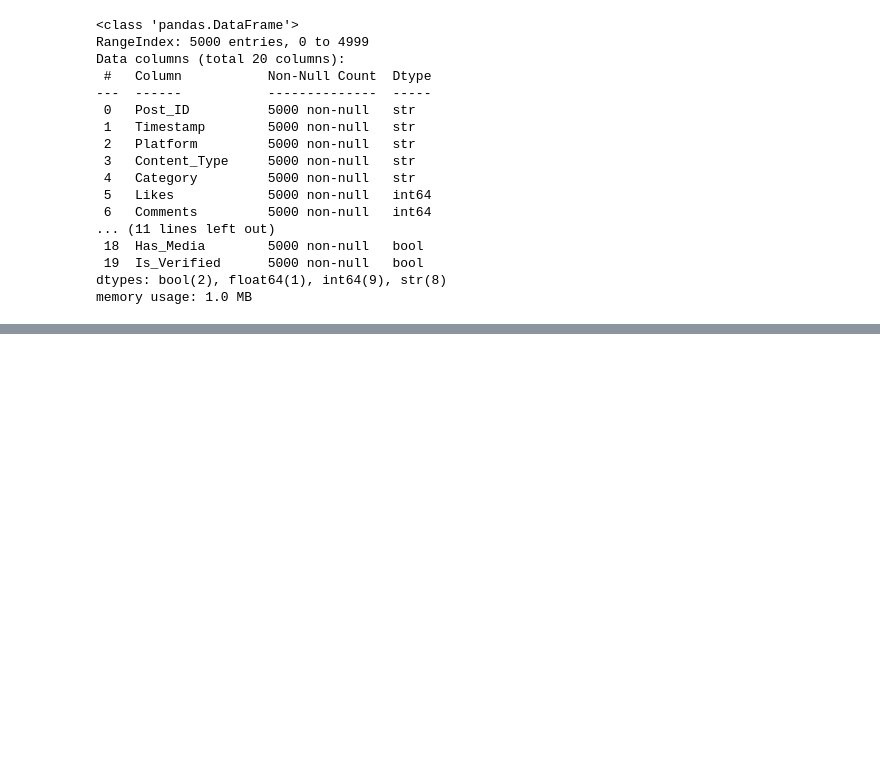
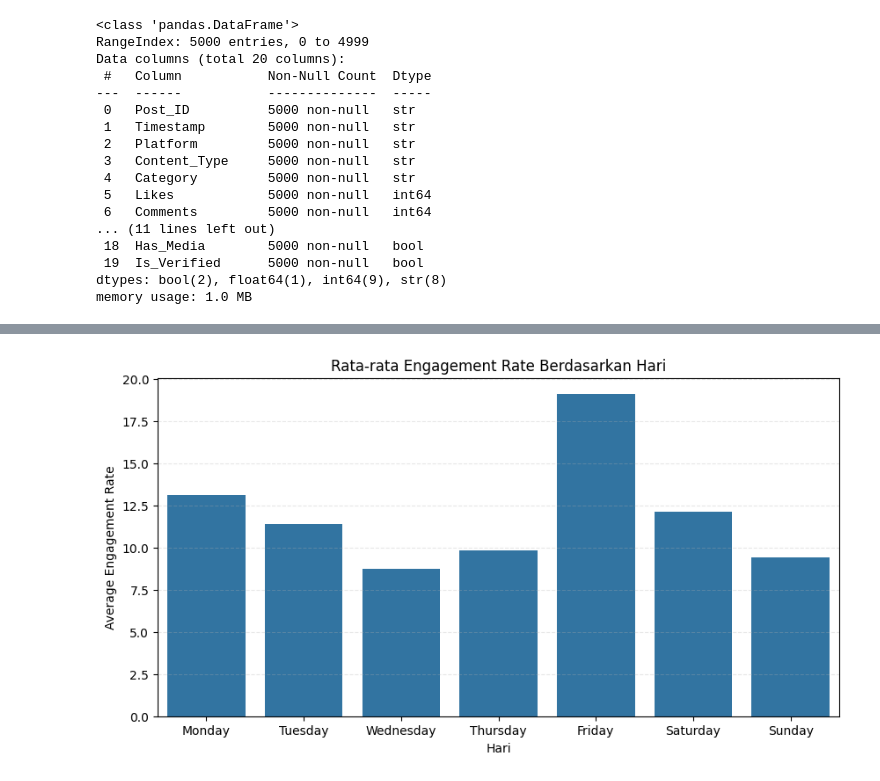
Before and after one commit to Aellz29/Kelompok2-Machine-Learning, a Jupyter notebook: notebooks/1_eda_exploration.ipynb, the cells around one changed output, grey strips where cells are left out. Saved outputs shown, nothing was run; the diff lists cells and outputs as text; code cells hidden in the pictures; blank space fills up the shorter version.

```diff
--- a/notebooks/1_eda_exploration.ipynb
+++ b/notebooks/1_eda_exploration.ipynb
@@ -111,0 +150,32 @@ memory usage: 1.0 MB
+# %%
+# ==========================================
+# Grafik 2: Engagement Rate Berdasarkan Hari
+# ==========================================
+day_order = [
+    'Monday', 'Tuesday', 'Wednesday',
+    'Thursday', 'Friday', 'Saturday', 'Sunday'
+]
+
+plt.figure(figsize=(10,5))
+
+day_engagement = (
+    df.groupby('Day_of_Week')['Engagement_Rate']
+    .mean()
+    .reindex(day_order)
+    .reset_index()
+)
+
+sns.barplot(
+    data=day_engagement,
+    x='Day_of_Week',
+    y='Engagement_Rate'
+)
+
+plt.title('Rata-rata Engagement Rate Berdasarkan Hari')
+plt.xlabel('Hari')
+plt.ylabel('Average Engagement Rate')
+plt.grid(axis='y', linestyle='--', alpha=0.3)
+
+plt.show()
+# %% [output]
+[figure, added]
```
Also changed, not shown: parts of 4 cells of this notebook.
